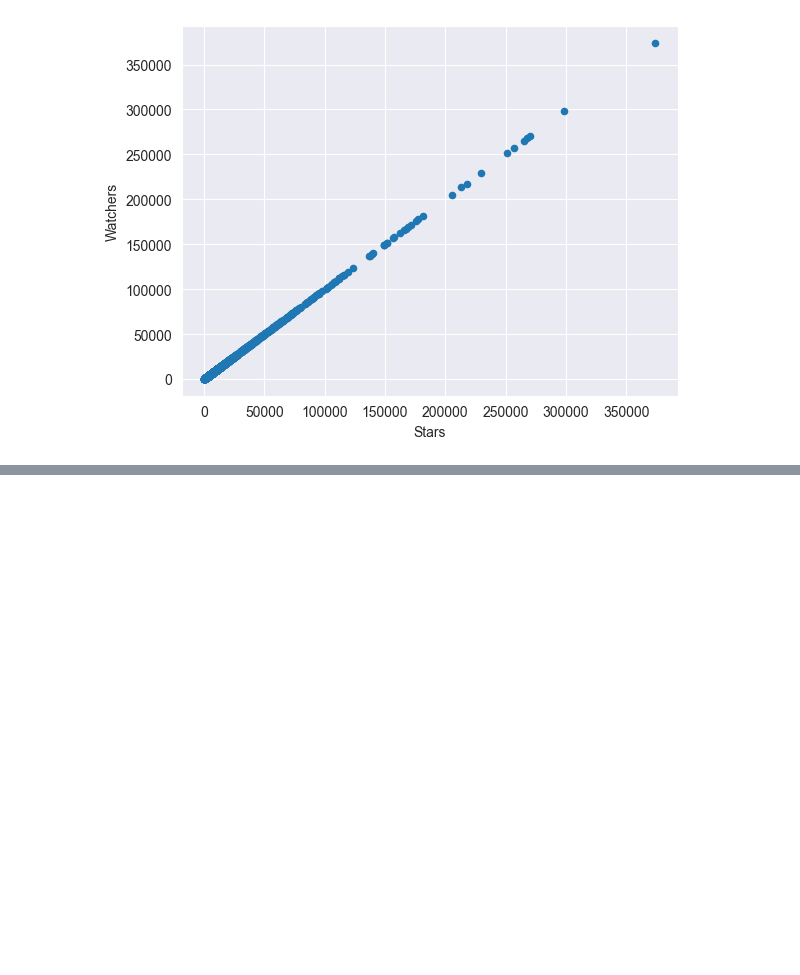
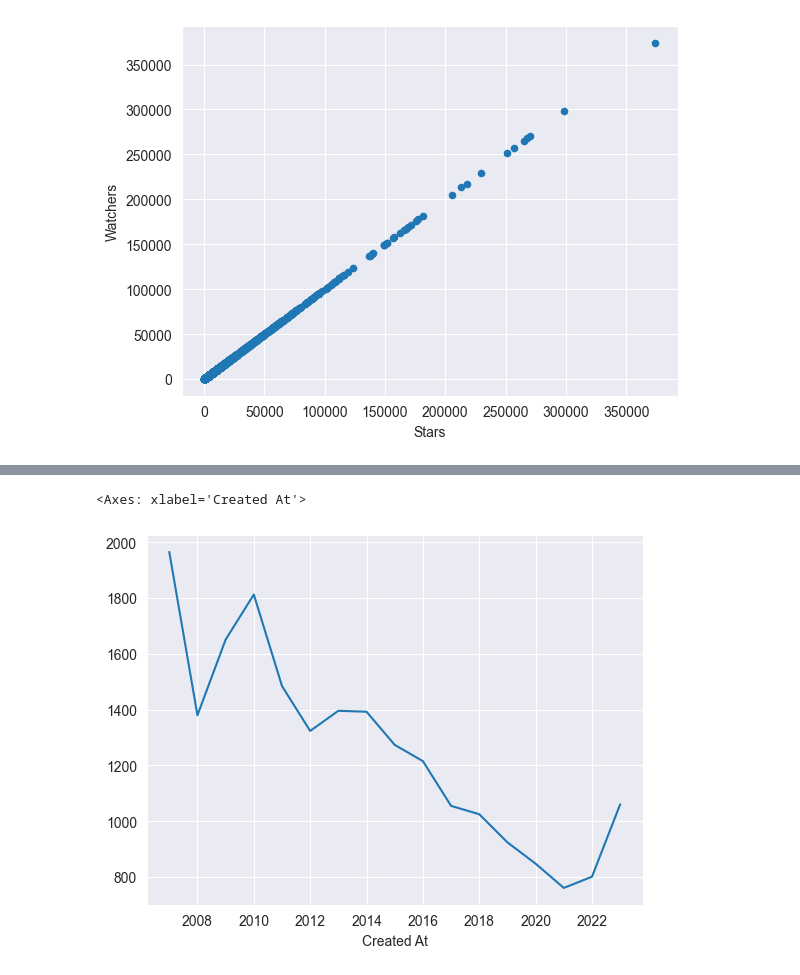
Before and after one commit to xhmyjae/stats-in-space, a Jupyter notebook: tests.ipynb, the cells around one changed output, grey strips where cells are left out. Drawn from its saved outputs; the diff is of its cells as text; code cells hidden in the pictures; blank space fills up the shorter version.

```diff
--- a/tests.ipynb
+++ b/tests.ipynb
@@ -105,0 +113,6 @@ data.plot(kind='scatter', x='Stars', y='Watchers')
+# %%
+# plot qui montre l'evolution du nombre de stars au cours du temps
+data.groupby(data['Created At'].dt.year)['Stars'].mean().plot(kind='line')
+# %% [output]
+<Axes: xlabel='Created At'>
+[figure, added]
```
Also changed, not shown: parts of 3 cells of this notebook.
